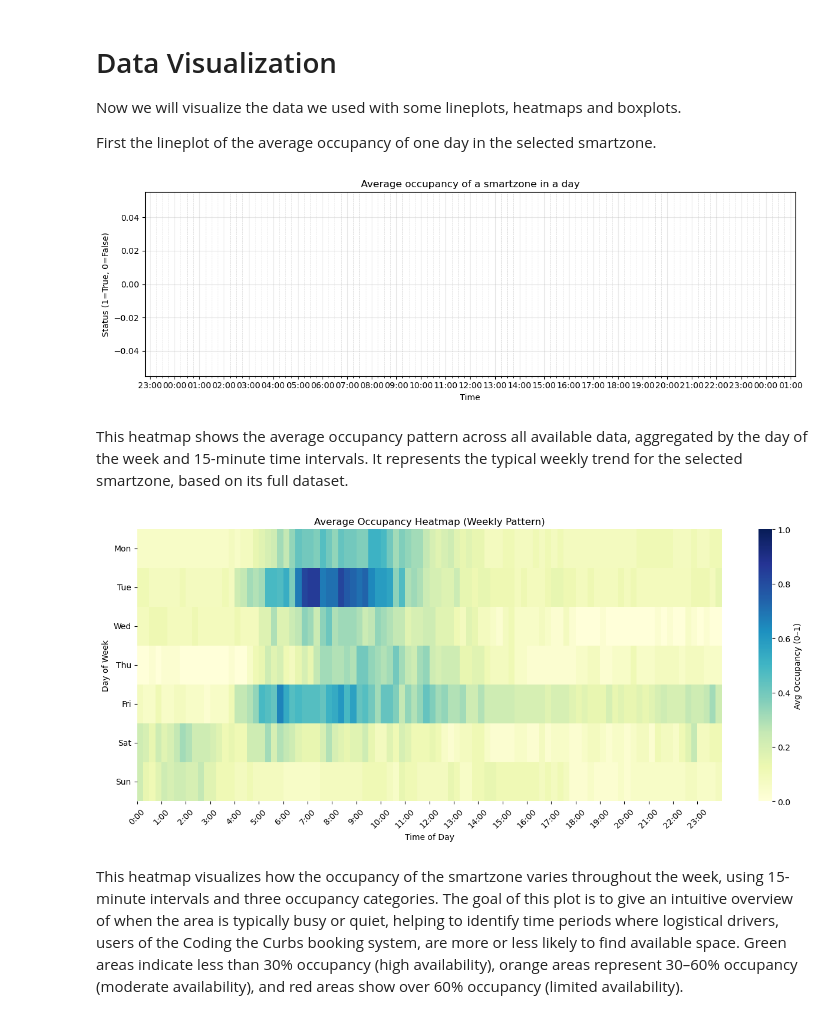
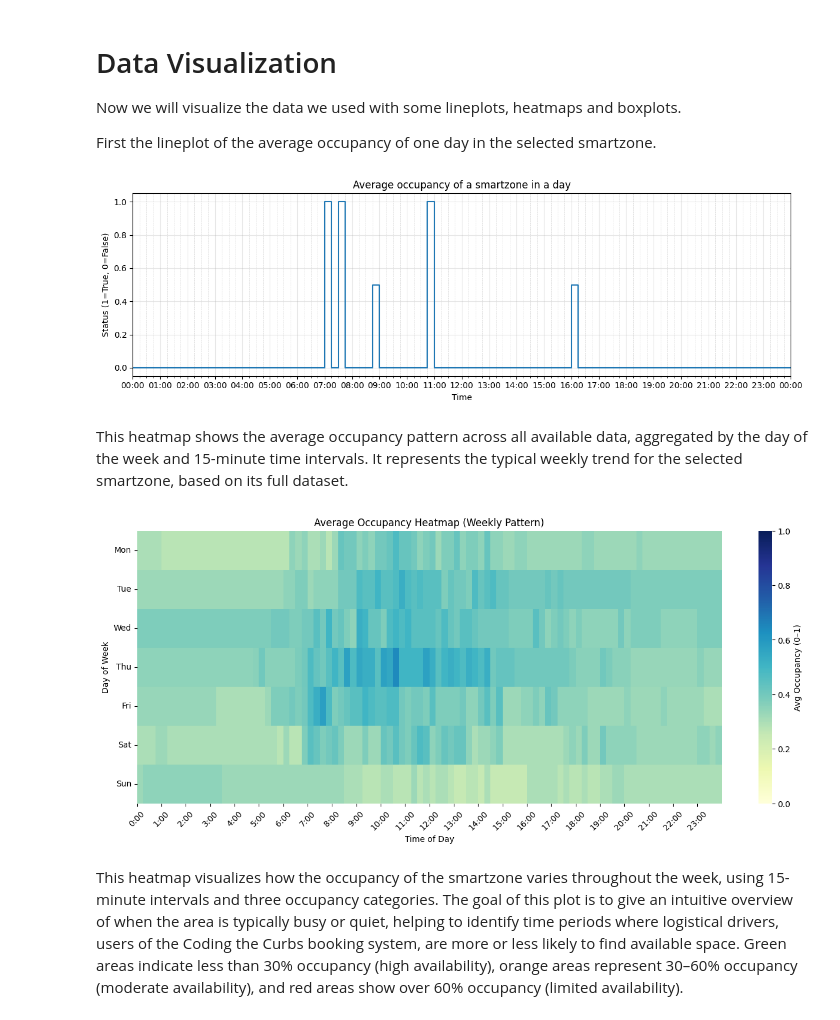
Before and after one commit to chenneman/CTC-advanced-data-science, a Jupyter notebook: XGboost.ipynb, the cells around one changed output. Saved outputs shown, nothing was run; the diff lists cells and outputs as text; code cells hidden in the pictures.

Commit message:
Limit the x-axis in the timeline

```diff
--- a/XGboost.ipynb
+++ b/XGboost.ipynb
@@ -37,13 +37,22 @@ def filter_by_location(location, data):
 def filter_by_sensors(sensor, data):
     return data[data['sensor id'] == sensor]
 def filter_by_date(data, date):
-    '''
-    start_date, end_date should be 'YYYY-MM-DD' strings or datetime
-    '''
+    """
+    Filter data between start_date (00:00) and end_date (+1 day).
+    If the input date is earlier than the earliest date in data,
+    print a message and return an DataFrame filtered by the earliest date.
+    """
+    start_date = pd.to_datetime(date)
 
-    start_date = pd.to_datetime(date)
-    end_date = start_date
-    # end_date = start_date + timedelta(days = 6)
+    if isinstance(data["date"].dtype, pd.DatetimeTZDtype):
+        data["date"] = data["date"].dt.tz_localize(None)
+    min_date = data["date"].min()  # The earliest date
+
+    if start_date + pd.Timedelta(days=1) <= min_date:
+        print(f"No data available for {start_date.date()}.")
+        print(f"The earliest available date is {min_date.date()}.")
+
+    end_date = start_date + pd.Timedelta(days=1)
     return data[(data["date"].dt.date >= start_date.date()) &
                 (data["date"].dt.date <= end_date.date())]
 # %% [markdown]
@@ -91,7 +100,8 @@ data_sensors = pd.read_csv(data_sensors_path, delimiter=';')
 # Convert Timestamp column to datetime
 data_sensors['date'] = pd.to_datetime(data_sensors['date'], errors='coerce', utc=True)
 
-smartzone = "Neude"    # Smartzones in Utrecht in this dataset are: Lange Viestraat, Stadhuisplein, Domplein, 't Wed, Neude and Beurskwartier.
+# smartzone = "Neude"    # Smartzones in Utrecht in this dataset are: Lange Viestraat, Stadhuisplein, Domplein, 't Wed, Neude and Beurskwartier.
+smartzone = "Lange Viestraat" # run this to show the heatmap with the multiple sensors
 dataset = data_sensors
 sensors = get_sensors(smartzone, dataset)
 data_sensors = get_data_multiple_sensors(sensors, dataset).copy()
@@ -104,25 +114,28 @@ First the lineplot of the average occupancy of one day in the selected smartzone
 # %%
 def plot_sensor_status(date, data):
     data = filter_by_date(data, date)
     fig, ax = plt.subplots(1, 1, figsize=(12,4), sharex=True)
     ax.step(data["date"], data["status"].astype(float))
     # Major ticks every hour
     fig.gca().xaxis.set_major_locator(mdates.HourLocator())
     fig.gca().xaxis.set_major_formatter(mdates.DateFormatter('%H:%M'))
-
+    # Limit x axis between 0:00 and 24:00
+    start = pd.to_datetime(date).replace(hour=0, minute=0, second=0)
+    end = start + pd.Timedelta(days=1)
+    ax.set_xlim(start, end)
     # Minor ticks every 15 minutes
     fig.gca().xaxis.set_minor_locator(mdates.MinuteLocator(byminute=[0,15,30,45]))
     # Show grid for both major and minor ticks
     ax.grid(which='major', linestyle='-', linewidth=0.8)
     ax.grid(which='minor', linestyle='--', linewidth=0.5, alpha=0.5)
     ax.set_title(f"Average occupancy of a smartzone in a day")
     ax.set_xlabel("Time")
     ax.set_ylabel("Status (1=True, 0=False)")
     ax.grid(True, alpha=0.3)
     plt.tight_layout()
     plt.show()
 
-date = '2024-10-10'
+date = '2024-10-16' # Here you can specify what date you want to visualize
 plot_sensor_status(date, data)
 # %% [output]
-[figure, old version]
+[figure, new version]
@@ -146,7 +163,7 @@ plt.xticks(xticks, xlabels, rotation=45)
 plt.yticks(np.arange(0.5,7.5), labels=["Mon","Tue","Wed","Thu","Fri","Sat","Sun"], rotation=0)
 plt.show()
 # %% [output]
-[figure, old version]
+[figure, new version]
 # %% [markdown]
 This heatmap visualizes how the occupancy of the smartzone varies throughout the week, using 15-minute intervals and three occupancy categories. The goal of this plot is to give an intuitive overview of when the area is typically busy or quiet, helping to identify time periods where logistical drivers, users of the Coding the Curbs booking system, are more or less likely to find available space. Green areas indicate less than 30% occupancy (high availability), orange areas represent 30–60% occupancy (moderate availability), and red areas show over 60% occupancy (limited availability).
 # %%
```
Also changed, not shown: parts of 20 cells of this notebook, 1 other file.
